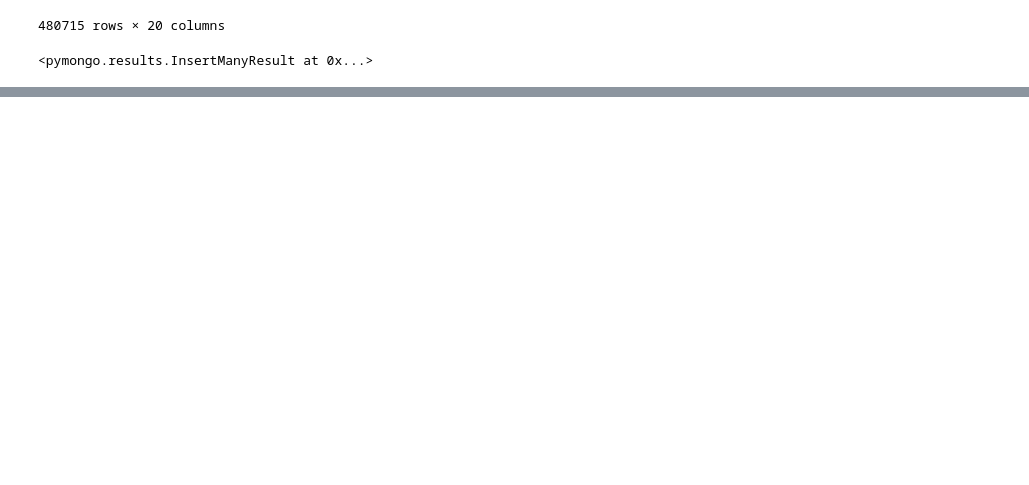
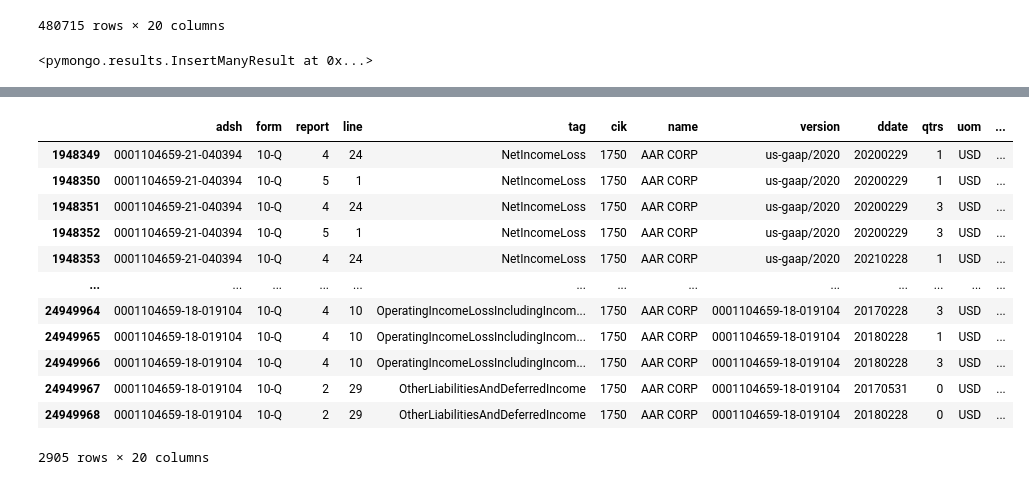
Before and after one commit to Nmack2014/sec-test-new, a Jupyter notebook: SEC_10Q_data_scratch.ipynb, the cells around one changed output, grey strips where cells are left out. Saved outputs shown, nothing was run; the diff lists cells and outputs as text; code cells hidden in the pictures; blank space fills up the shorter version.

```diff
--- a/SEC_10Q_data_scratch.ipynb
+++ b/SEC_10Q_data_scratch.ipynb
@@ -202,0 +232,18 @@ collection.insert_many(filtered_df.to_dict('records'))
+# %%
+aar_df=test_df[(test_df['cik']==1750)]
+# %%
+aar_df
+# %% [output]
+|  | adsh | form | report | line | tag | cik | name | version | ddate | qtrs | uom | ... |
+| 1948349 | 0001104659-21-040394 | 10-Q | 4 | 24 | NetIncomeLoss | 1750 | AAR CORP | us-gaap/2020 | 20200229 | 1 | USD | ... |
+| 1948350 | 0001104659-21-040394 | 10-Q | 5 | 1 | NetIncomeLoss | 1750 | AAR CORP | us-gaap/2020 | 20200229 | 1 | USD | ... |
+| 1948351 | 0001104659-21-040394 | 10-Q | 4 | 24 | NetIncomeLoss | 1750 | AAR CORP | us-gaap/2020 | 20200229 | 3 | USD | ... |
+| 1948352 | 0001104659-21-040394 | 10-Q | 5 | 1 | NetIncomeLoss | 1750 | AAR CORP | us-gaap/2020 | 20200229 | 3 | USD | ... |
+| 1948353 | 0001104659-21-040394 | 10-Q | 4 | 24 | NetIncomeLoss | 1750 | AAR CORP | us-gaap/2020 | 20210228 | 1 | USD | ... |
+| ... | ... | ... | ... | ... | ... | ... | ... | ... | ... | ... | ... | ... |
+| 24949964 | 0001104659-18-019104 | 10-Q | 4 | 10 | OperatingIncomeLossIncludingIncom... | 1750 | AAR CORP | 0001104659-18-019104 | 20170228 | 3 | USD | ... |
+| 24949965 | 0001104659-18-019104 | 10-Q | 4 | 10 | OperatingIncomeLossIncludingIncom... | 1750 | AAR CORP | 0001104659-18-019104 | 20180228 | 1 | USD | ... |
+| 24949966 | 0001104659-18-019104 | 10-Q | 4 | 10 | OperatingIncomeLossIncludingIncom... | 1750 | AAR CORP | 0001104659-18-019104 | 20180228 | 3 | USD | ... |
+| 24949967 | 0001104659-18-019104 | 10-Q | 2 | 29 | OtherLiabilitiesAndDeferredIncome | 1750 | AAR CORP | 0001104659-18-019104 | 20170531 | 0 | USD | ... |
+| 24949968 | 0001104659-18-019104 | 10-Q | 2 | 29 | OtherLiabilitiesAndDeferredIncome | 1750 | AAR CORP | 0001104659-18-019104 | 20180228 | 0 | USD | ... |
+2905 rows × 20 columns
```
Also changed, not shown: parts of 12 cells of this notebook, 1 other file.
